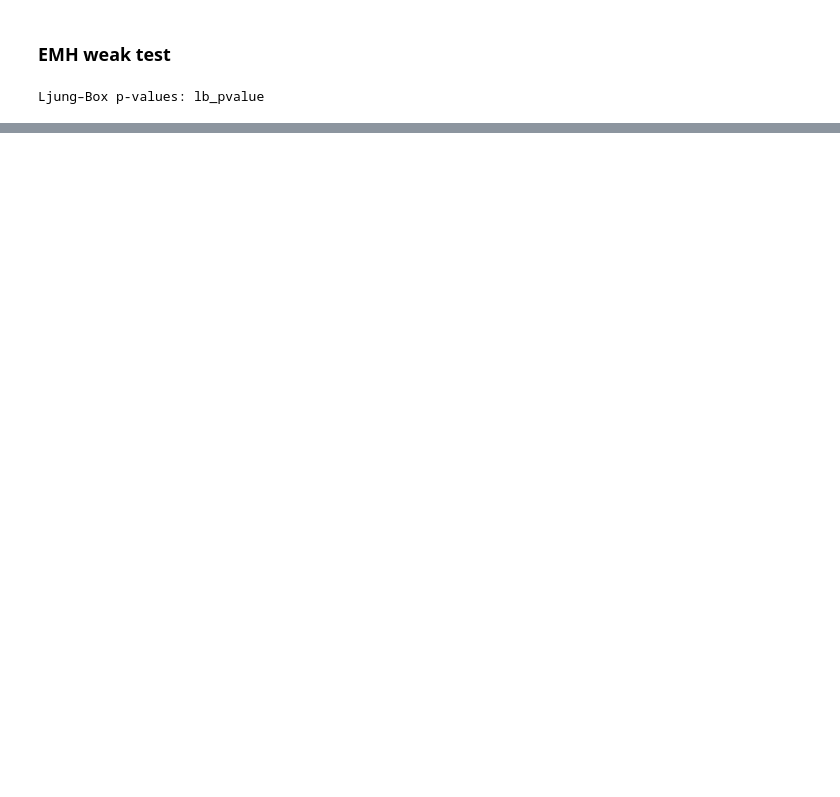
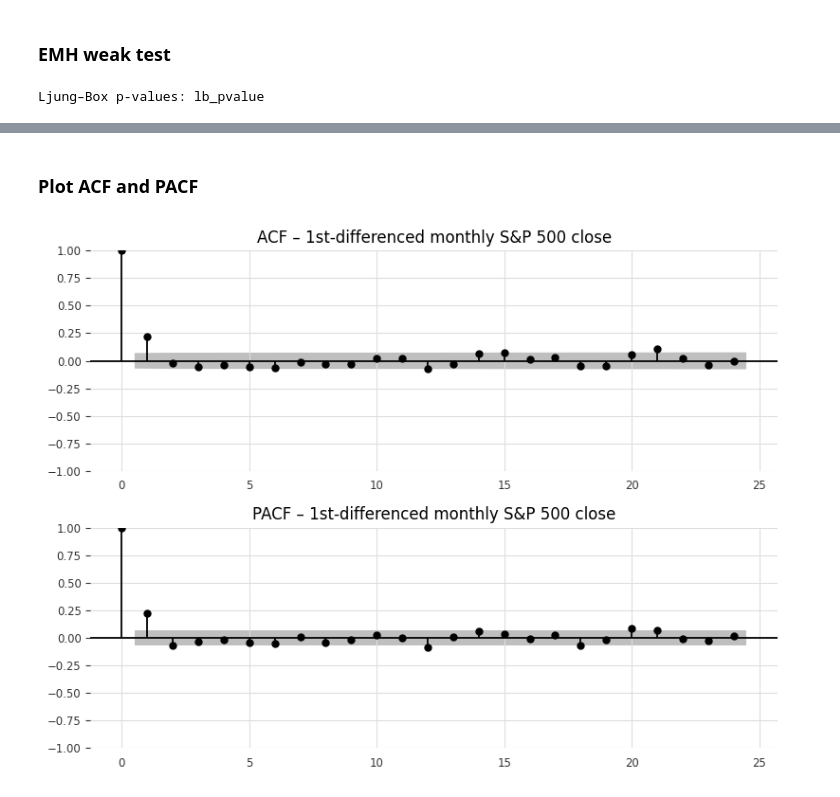
Before and after one commit to Isra3750/Time_series_forecasting_eval_SP500, a Jupyter notebook: Sp500_EDA.ipynb, the cells around one changed output, grey strips where cells are left out. Saved outputs shown, nothing was run; the diff lists cells and outputs as text; code cells hidden in the pictures; blank space fills up the shorter version.

```diff
--- a/Sp500_EDA.ipynb
+++ b/Sp500_EDA.ipynb
@@ -62,0 +96,22 @@ Ljung–Box p-values: lb_pvalue
+# %% [markdown]
+### Plot ACF and PACF
+# %%
+from statsmodels.graphics.tsaplots import plot_acf, plot_pacf
+
+# make stationary
+s_diff = s.diff().dropna()
+
+fig, ax = plt.subplots(2, 1, figsize=(8, 6))
+
+# ACF
+plot_acf(s_diff, lags=24, ax=ax[0]) # 24 lags = two years of monthly data
+ax[0].set_title('ACF – 1st-differenced monthly S&P 500 close')
+
+# PACF
+plot_pacf(s_diff, lags=24, method='ywm', ax=ax[1])
+ax[1].set_title('PACF – 1st-differenced monthly S&P 500 close')
+
+plt.tight_layout()
+plt.show()
+# %% [output]
+[figure, added]
```
Also changed, not shown: parts of 12 cells of this notebook, 6 other files.
